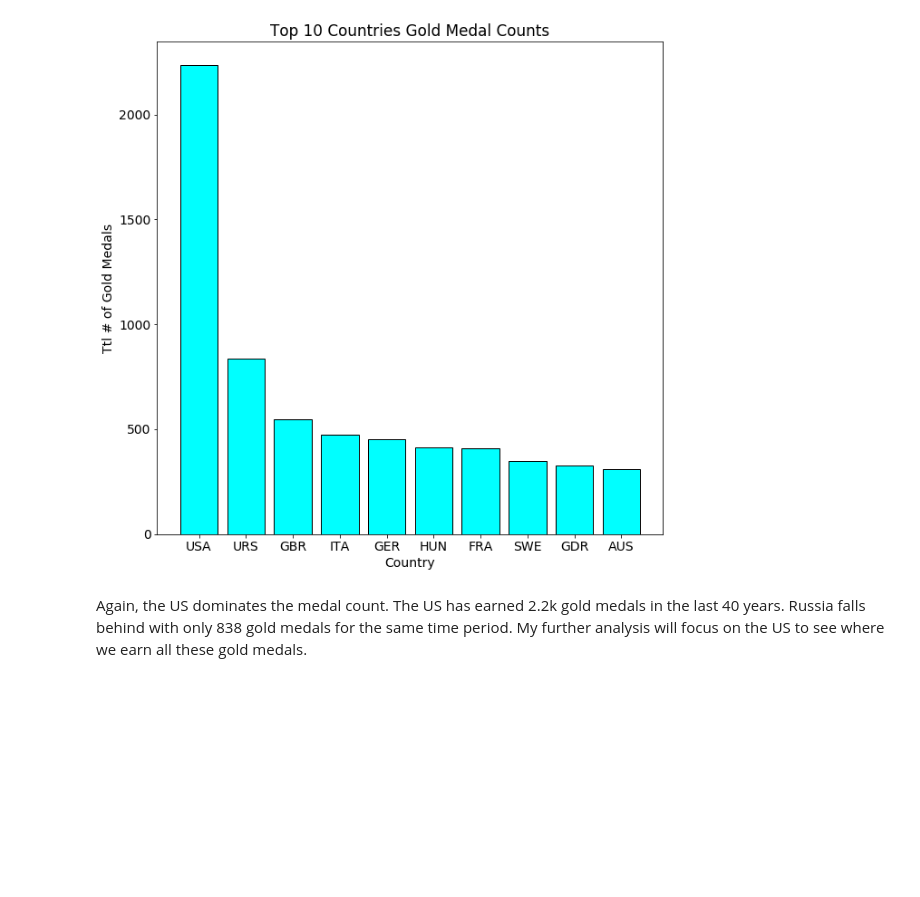
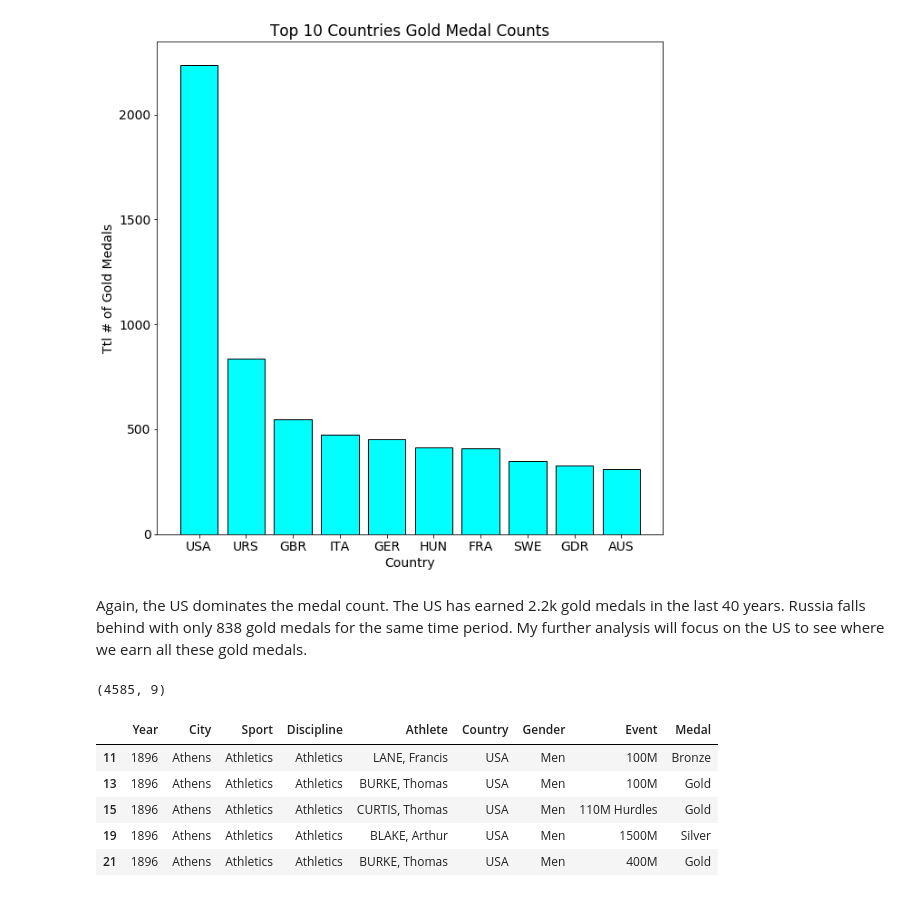
Before and after one commit to mcerow/summer_olympics, a Jupyter notebook: Summer_Olympics.ipynb, the cells around one changed output. Drawn from its saved outputs; the diff is of its cells as text; code cells hidden in the pictures; blank space fills up the shorter version.

```diff
--- a/Summer_Olympics.ipynb
+++ b/Summer_Olympics.ipynb
@@ -158,0 +159,12 @@ us_data = data[data['Co']]
+# %%
+us_data = data[data['Country'] == 'USA']
+print(us_data.shape)
+us_data.head()
+# %% [output]
+(4585, 9)
+|  | Year | City | Sport | Discipline | Athlete | Country | Gender | Event | Medal |
+| 11 | 1896 | Athens | Athletics | Athletics | LANE, Francis | USA | Men | 100M | Bronze |
+| 13 | 1896 | Athens | Athletics | Athletics | BURKE, Thomas | USA | Men | 100M | Gold |
+| 15 | 1896 | Athens | Athletics | Athletics | CURTIS, Thomas | USA | Men | 110M Hurdles | Gold |
+| 19 | 1896 | Athens | Athletics | Athletics | BLAKE, Arthur | USA | Men | 1500M | Silver |
+| 21 | 1896 | Athens | Athletics | Athletics | BURKE, Thomas | USA | Men | 400M | Gold |
```
Also changed, not shown: parts of 5 cells of this notebook.
